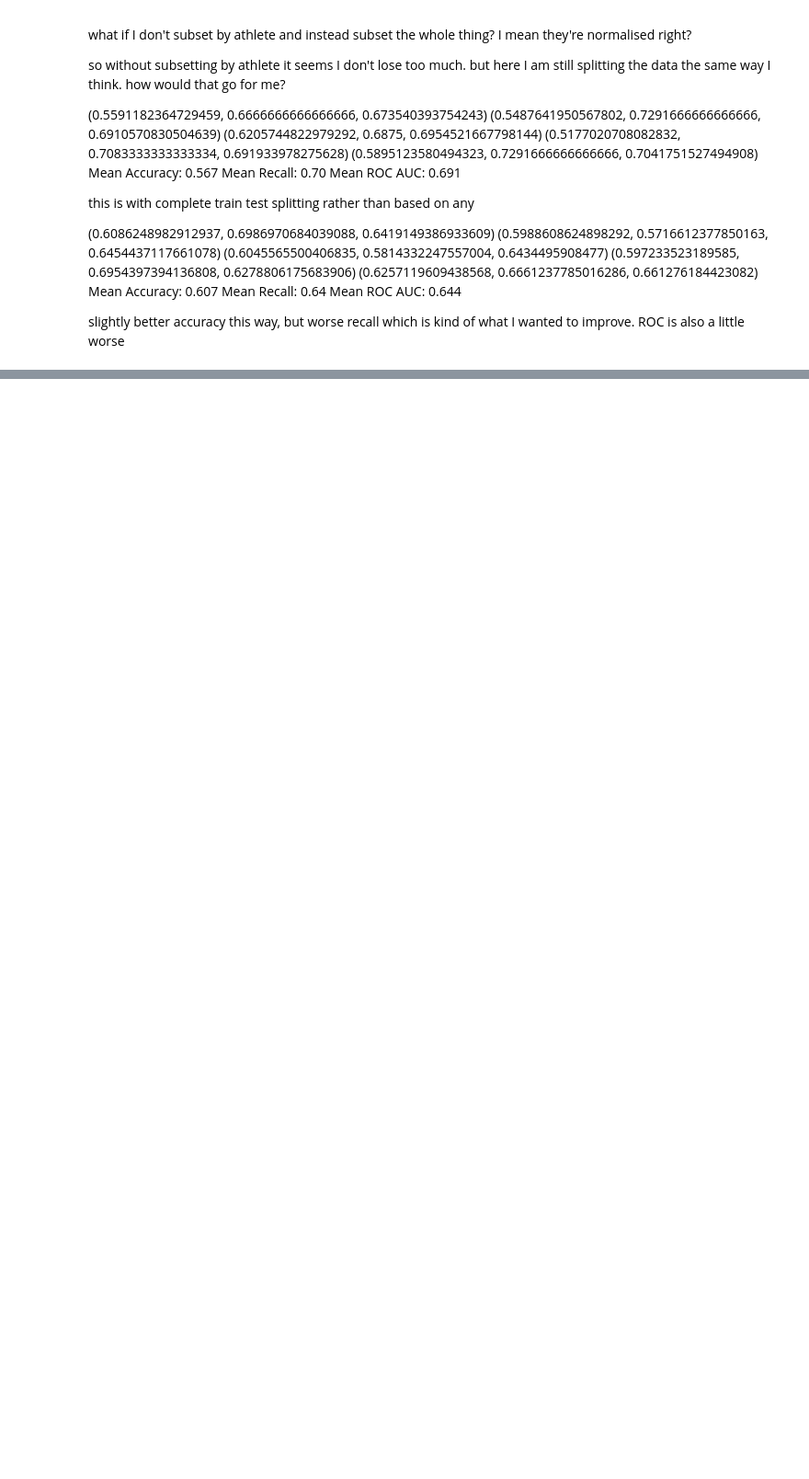
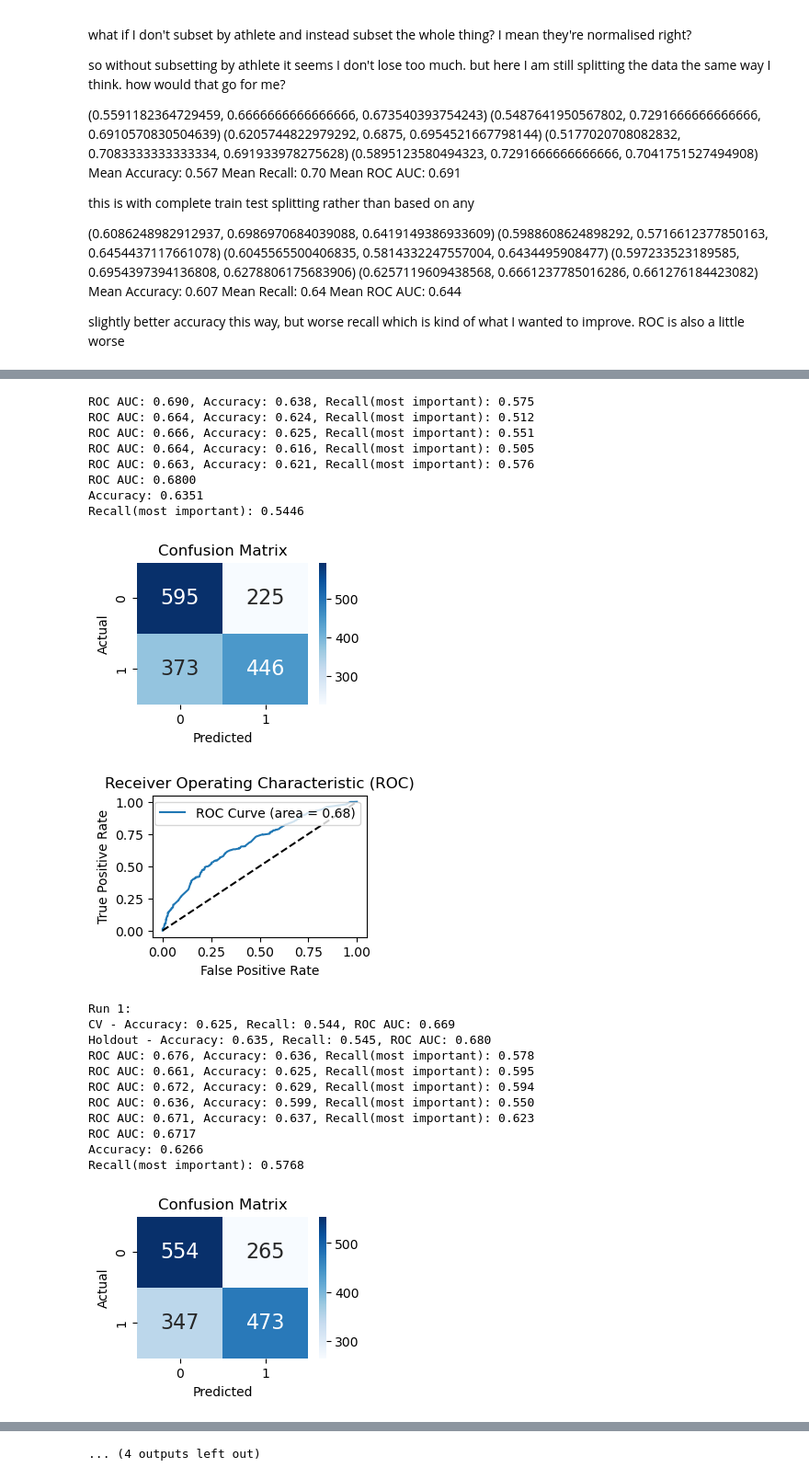
Before and after one commit to milooranm/RunningVolume_Injury, a Jupyter notebook: MVP2 notebooks/MVP2log_reg.ipynb, the cells around one changed output, grey strips where cells are left out. Shown at 92% size. Drawn from its saved outputs; the diff is of its cells as text; code cells hidden in the pictures; blank space fills up the shorter version.

```diff
--- a/MVP2 notebooks/MVP2log_reg.ipynb
+++ b/MVP2 notebooks/MVP2log_reg.ipynb
@@ -1026,0 +1215,16 @@ ValueError: Input contains NaN, infinity or a value too large for dtype('float64
+# %%
+def train_model(X_train, y_train, **params):
+    '''
+    Train the model using the training data and some already tuned hyperparameters.
+    This includes applying Platt scaling for better probability estimates.
+    '''
+    # model = XGBClassifier()
+    # model = GaussianNB()
+
+    # Create and fit the logistic regression model
+    model = LogisticRegression(**params, max_iter=1000, class_weight='balanced')
+    model.fit(X_train, y_train)
+
+    # Apply Platt scaling with cross-validation
+    calibrated_model = CalibratedClassifierCV(model, method='isotonic', cv=5)  # You can adjust cv as needed
+    calibrated_model.fit(X_train, y_train)
@@ -1026,0 +1335,37 @@ ValueError: Input contains NaN, infinity or a value too large for dtype('float64
+# %%
+best_model = run_cv_holdout_exps(dfday,
+                                             n_splits=5,
+                                             n_runs=5,
+                                             holdout_size=0.2,
+                                             sample_size=4096,
+                                             C=0.01,
+                                             penalty='elasticnet',
+                                             solver='saga',
+                                             l1_ratio=0.5)
+
+# Save model and normalization parameters
+with open('../models/mvp2best_logistic_model.pkl', 'wb') as f:
+    pickle.dump(best_model, f)
+# %% [output]
+ROC AUC: 0.690, Accuracy: 0.638, Recall(most important): 0.575
+ROC AUC: 0.664, Accuracy: 0.624, Recall(most important): 0.512
+ROC AUC: 0.666, Accuracy: 0.625, Recall(most important): 0.551
+ROC AUC: 0.664, Accuracy: 0.616, Recall(most important): 0.505
+ROC AUC: 0.663, Accuracy: 0.621, Recall(most important): 0.576
+ROC AUC: 0.6800
+Accuracy: 0.6351
+Recall(most important): 0.5446
+[figure, added]
+[figure, added]
+Run 1:
+CV - Accuracy: 0.625, Recall: 0.544, ROC AUC: 0.669
+Holdout - Accuracy: 0.635, Recall: 0.545, ROC AUC: 0.680
+ROC AUC: 0.676, Accuracy: 0.636, Recall(most important): 0.578
+ROC AUC: 0.661, Accuracy: 0.625, Recall(most important): 0.595
+ROC AUC: 0.672, Accuracy: 0.629, Recall(most important): 0.594
+ROC AUC: 0.636, Accuracy: 0.599, Recall(most important): 0.550
+ROC AUC: 0.671, Accuracy: 0.637, Recall(most important): 0.623
+ROC AUC: 0.6717
+Accuracy: 0.6266
+Recall(most important): 0.5768
+[figure, added]
@@ -1026,0 +1399 @@ ValueError: Input contains NaN, infinity or a value too large for dtype('float64
+... (4 outputs left out)
```
Also changed, not shown: parts of 15 cells of this notebook, 1 other file.
